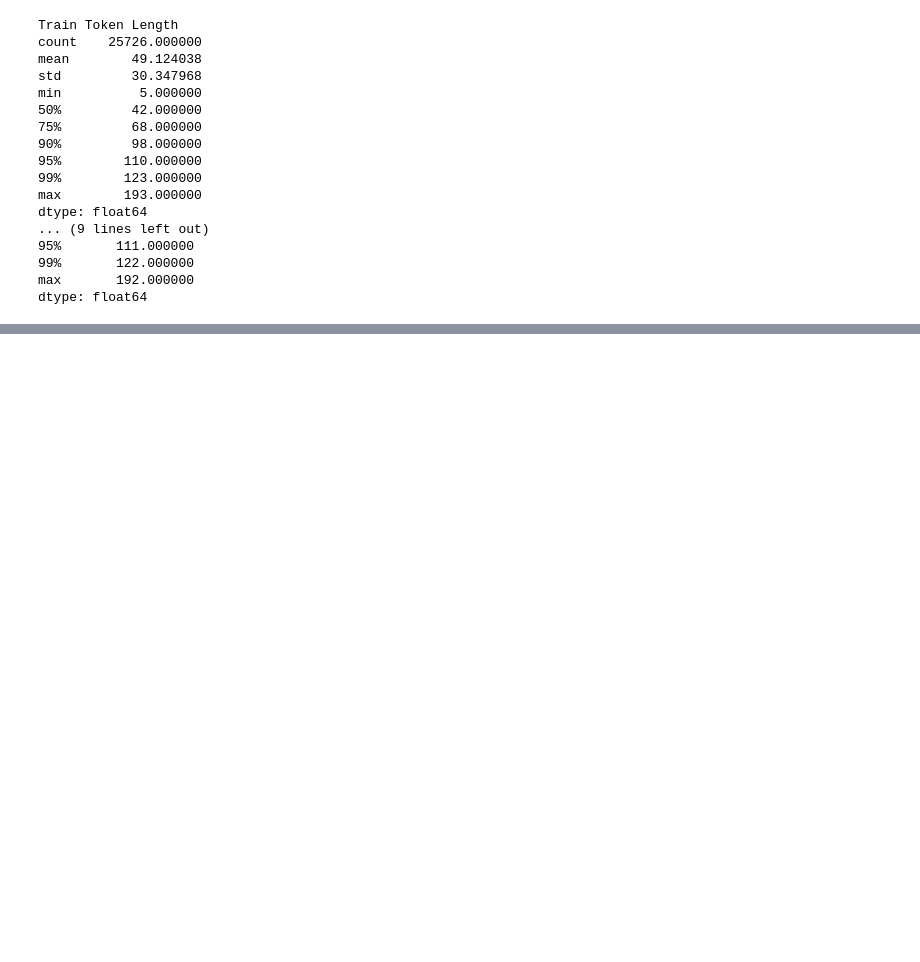
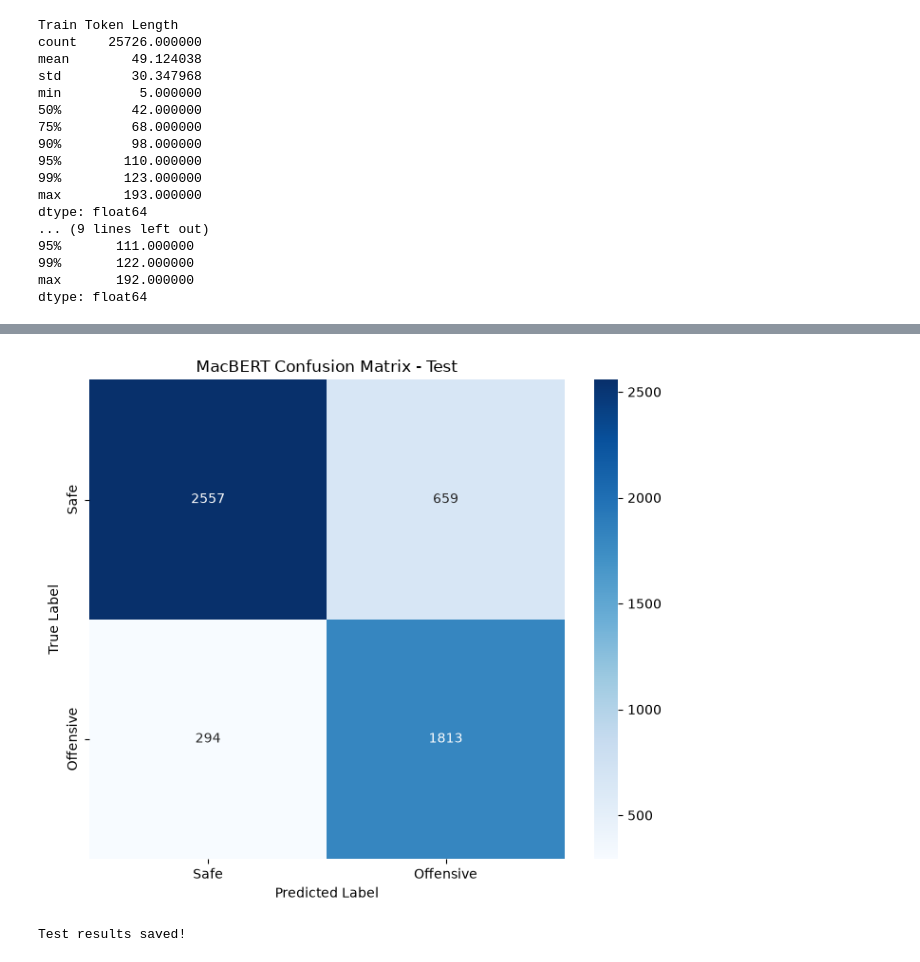
Before and after one commit to LiaoTian724/Comment-Moderation, a Jupyter notebook: MacBERT-base/train_macbert.ipynb, the cells around one changed output, grey strips where cells are left out. Cells and saved outputs as stored; diff of their text form; code cells hidden in the pictures; blank space fills up the shorter version.

```diff
--- a/MacBERT-base/train_macbert.ipynb
+++ b/MacBERT-base/train_macbert.ipynb
@@ -171,0 +597,13 @@ dtype: float64
+# %%
+# =====================================
+# 15. Final Test Evaluation
+
+best_model = AutoModelForSequenceClassification.from_pretrained(str(BEST_MODEL_DIR)).to(device)
+test_metrics = evaluate(best_model, test_loader)
+
+print("\nTEST RESULT")
+print(classification_report(test_metrics["labels"], test_metrics["predictions"], target_names=["Safe", "Offensive"], digits=4))
+
+cm = confusion_matrix(test_metrics["labels"], test_metrics["predictions"])
+print("Confusion Matrix:")
+print(cm)
@@ -171,0 +624,39 @@ dtype: float64
+# %%
+import seaborn as sns
+
+plt.figure(figsize=(7, 6))
+
+sns.heatmap(cm, annot=True, fmt="d", cmap="Blues", xticklabels=["Safe", "Offensive"], yticklabels=["Safe", "Offensive"])
+
+plt.xlabel("Predicted Label")
+plt.ylabel("True Label")
+plt.title("MacBERT Confusion Matrix - Test")
+plt.tight_layout()
+plt.show()
+# %% [output]
+[figure, added]
+# %%
+# =====================================
+# Save Test Results
+
+import json
+from sklearn.metrics import classification_report
+
+report = classification_report(test_metrics["labels"],  test_metrics["predictions"], target_names=["Safe", "Offensive"], output_dict=True)
+with open("../models/macbert_cold_best/config.json", "w", encoding="utf-8") as f:
+    json.dump(report, f, ensure_ascii=False, indent=4)
+
+
+# 保存混淆矩阵
+cm = confusion_matrix(test_metrics["labels"], test_metrics["predictions"])
+
+pd.DataFrame(cm, index=["True Safe", "True Offensive"], columns=["Pred Safe", "Pred Offensive"]).to_csv("../models/macbert_cold_best/macbert_test_confusion_matrix.csv")
+
+# 保存预测结果，方便以后分析误分类
+pd.DataFrame({"text": test_df["TEXT"], "true_label": test_metrics["labels"], "predicted_label": test_metrics["predictions"]}).to_csv(
+    "../models/macbert_cold_best/macbert_test_predictions.csv", index=False, encoding="utf-8-sig"
+)
+
+print("Test results saved!")
+# %% [output]
+Test results saved!
```
Also changed, not shown: parts of 13 cells of this notebook, 2 other files.
